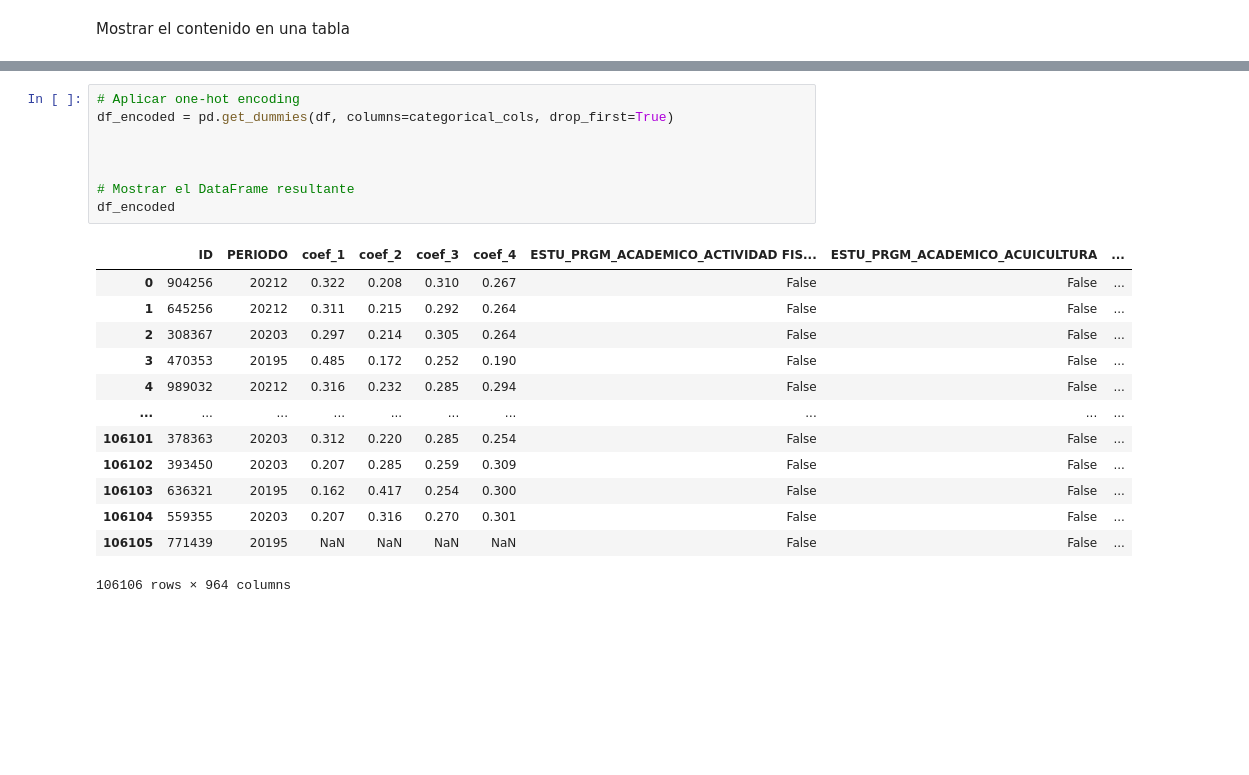
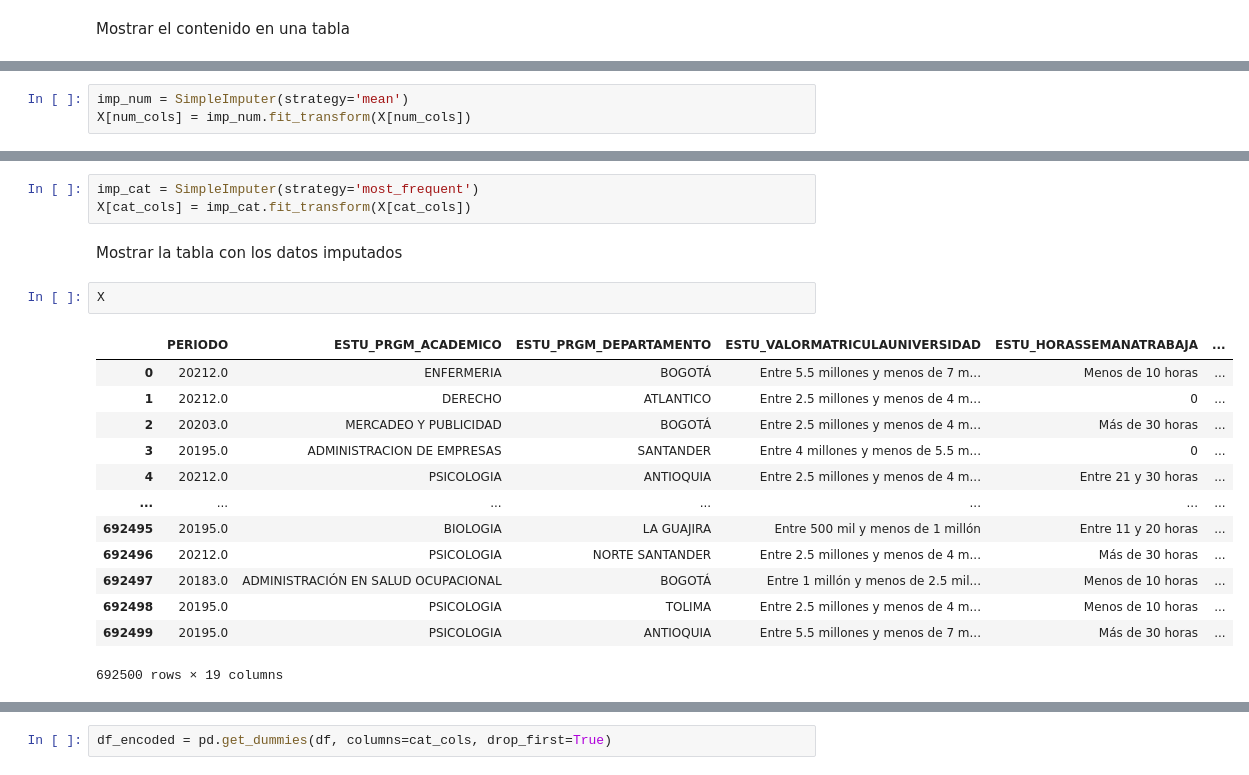
Before and after one commit to Nomaqui/ENTREGAS, a Jupyter notebook: 02 - preprocesado.ipynb, the cells around one changed output, grey strips where cells are left out. Drawn from its saved outputs; the diff is of its cells as text; blank space fills up the shorter version.

```diff
--- a/02 - preprocesado.ipynb
+++ b/02 - preprocesado.ipynb
@@ -37,0 +50,3 @@ Numéricas: ['ID', 'PERIODO', 'coef_1', 'coef_2', 'coef_3', 'coef_4']
+# %%
+imp_num = SimpleImputer(strategy='mean')
+X[num_cols] = imp_num.fit_transform(X[num_cols])
@@ -37,0 +55,21 @@ Numéricas: ['ID', 'PERIODO', 'coef_1', 'coef_2', 'coef_3', 'coef_4']
+# %%
+imp_cat = SimpleImputer(strategy='most_frequent')
+X[cat_cols] = imp_cat.fit_transform(X[cat_cols])
+# %% [markdown]
+Mostrar la tabla con los datos imputados
+# %%
+X
+# %% [output]
+|  | PERIODO | ESTU_PRGM_ACADEMICO | ESTU_PRGM_DEPARTAMENTO | ESTU_VALORMATRICULAUNIVERSIDAD | ESTU_HORASSEMANATRABAJA | ... |
+| 0 | 20212.0 | ENFERMERIA | BOGOTÁ | Entre 5.5 millones y menos de 7 m... | Menos de 10 horas | ... |
+| 1 | 20212.0 | DERECHO | ATLANTICO | Entre 2.5 millones y menos de 4 m... | 0 | ... |
+| 2 | 20203.0 | MERCADEO Y PUBLICIDAD | BOGOTÁ | Entre 2.5 millones y menos de 4 m... | Más de 30 horas | ... |
+| 3 | 20195.0 | ADMINISTRACION DE EMPRESAS | SANTANDER | Entre 4 millones y menos de 5.5 m... | 0 | ... |
+| 4 | 20212.0 | PSICOLOGIA | ANTIOQUIA | Entre 2.5 millones y menos de 4 m... | Entre 21 y 30 horas | ... |
+| ... | ... | ... | ... | ... | ... | ... |
+| 692495 | 20195.0 | BIOLOGIA | LA GUAJIRA | Entre 500 mil y menos de 1 millón | Entre 11 y 20 horas | ... |
+| 692496 | 20212.0 | PSICOLOGIA | NORTE SANTANDER | Entre 2.5 millones y menos de 4 m... | Más de 30 horas | ... |
+| 692497 | 20183.0 | ADMINISTRACIÓN EN SALUD OCUPACIONAL | BOGOTÁ | Entre 1 millón y menos de 2.5 mil... | Menos de 10 horas | ... |
+| 692498 | 20195.0 | PSICOLOGIA | TOLIMA | Entre 2.5 millones y menos de 4 m... | Menos de 10 horas | ... |
+| 692499 | 20195.0 | PSICOLOGIA | ANTIOQUIA | Entre 5.5 millones y menos de 7 m... | Más de 30 horas | ... |
+692500 rows × 19 columns
@@ -38,22 +77,2 @@ Numéricas: ['ID', 'PERIODO', 'coef_1', 'coef_2', 'coef_3', 'coef_4']
 # %%
-# Aplicar one-hot encoding
-df_encoded = pd.get_dummies(df, columns=categorical_cols, drop_first=True)
-
-
-
-# Mostrar el DataFrame resultante
-df_encoded
+df_encoded = pd.get_dummies(df, columns=cat_cols, drop_first=True)
-# %% [output]
-|  | ID | PERIODO | coef_1 | coef_2 | coef_3 | coef_4 | ESTU_PRGM_ACADEMICO_ACTIVIDAD FIS... | ESTU_PRGM_ACADEMICO_ACUICULTURA | ... |
-| 0 | 904256 | 20212 | 0.322 | 0.208 | 0.310 | 0.267 | False | False | ... |
-| 1 | 645256 | 20212 | 0.311 | 0.215 | 0.292 | 0.264 | False | False | ... |
-| 2 | 308367 | 20203 | 0.297 | 0.214 | 0.305 | 0.264 | False | False | ... |
-| 3 | 470353 | 20195 | 0.485 | 0.172 | 0.252 | 0.190 | False | False | ... |
-| 4 | 989032 | 20212 | 0.316 | 0.232 | 0.285 | 0.294 | False | False | ... |
-| ... | ... | ... | ... | ... | ... | ... | ... | ... | ... |
-| 106101 | 378363 | 20203 | 0.312 | 0.220 | 0.285 | 0.254 | False | False | ... |
-| 106102 | 393450 | 20203 | 0.207 | 0.285 | 0.259 | 0.309 | False | False | ... |
-| 106103 | 636321 | 20195 | 0.162 | 0.417 | 0.254 | 0.300 | False | False | ... |
-| 106104 | 559355 | 20203 | 0.207 | 0.316 | 0.270 | 0.301 | False | False | ... |
-| 106105 | 771439 | 20195 | NaN | NaN | NaN | NaN | False | False | ... |
-106106 rows × 964 columns
```
Also changed, not shown: parts of 13 cells of this notebook.
